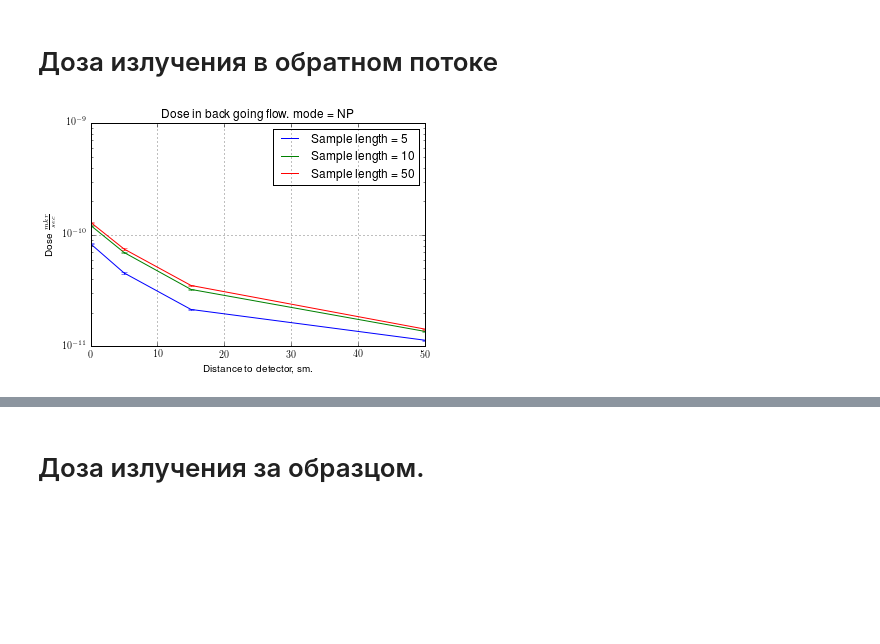
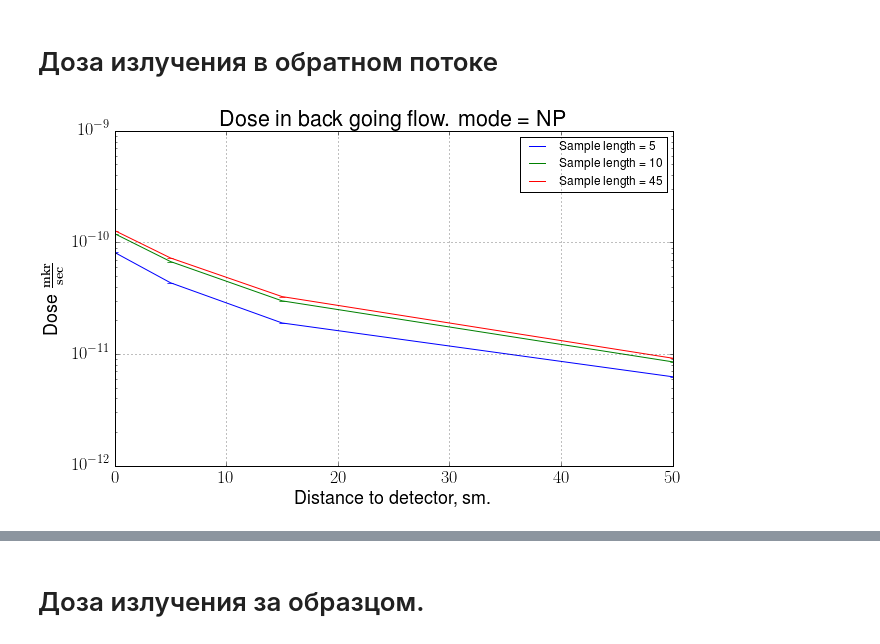
Before and after one commit to griddic/mipt_mcnp, a Jupyter notebook: plotting_experiments.ipynb, the cells around one changed output, grey strips where cells are left out. Cells and saved outputs as stored; diff of their text form; code cells hidden in the pictures; blank space fills up the shorter version.

```diff
--- a/plotting_experiments.ipynb
+++ b/plotting_experiments.ipynb
@@ -20,7 +20,7 @@ rc('font',**{'family':'sans-serif','sans-serif':['Helvetica']})
 rc('text', usetex=True)
 # %%
 #SOURCES_FOLDER = "mcnp_out_medial\\"
-SOURCES_FOLDER = "mcnp_out_20150520\\"
+SOURCES_FOLDER = "mcnp_out_20150520"
 FOLDER_TO_SAVE_IMAGES = pjoin(SOURCES_FOLDER, '__images', stamp_Ymd())
 verify_folder_existence(FOLDER_TO_SAVE_IMAGES)
 # %% [markdown]
@@ -72,7 +80,7 @@ __images\20150504\back flow.spectrum.sample len = 5cm. mode = full.png
 # %% [markdown]
 # Доза излучения в обратном потоке
 # %%
-plot_dose_in_back_going_flow_for_each_file(names[:,0][[0,1,9]], [0,5,15,50], pjoin(SOURCES_FOLDER, 'PP0a'), FOLDER_TO_SAVE_IMAGES)
+plot_dose_in_back_going_flow_for_each_file(names[:,0][[1,2,9]], [0,5,15,50], pjoin(SOURCES_FOLDER, 'NP0a'), FOLDER_TO_SAVE_IMAGES)
 # %% [output]
-[figure, old version]
+[figure, new version]
 # %%
```
Also changed, not shown: parts of 13 cells of this notebook, 2 other files.
